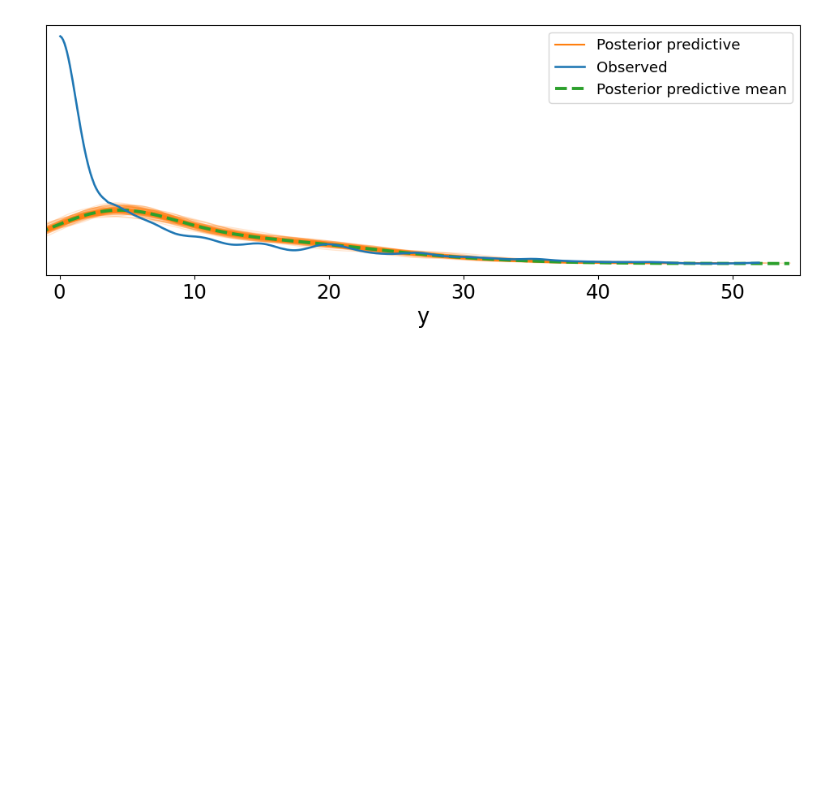
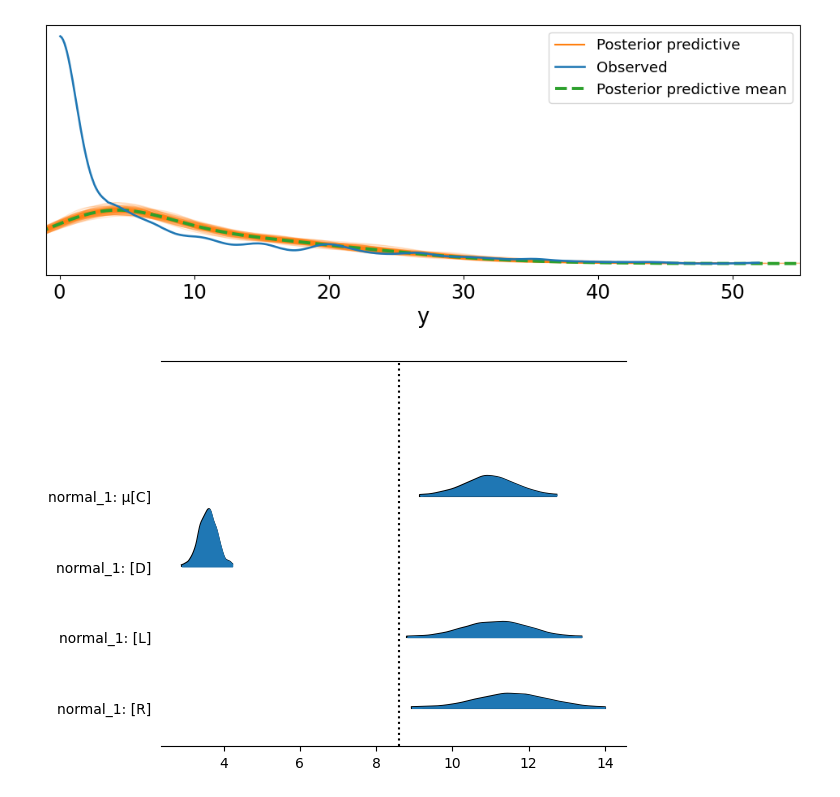
Before and after one commit to amanmeka/DataScience, a Jupyter notebook: Unit4/AmanMekaU4proj.ipynb, the cells around one changed output. Drawn from its saved outputs; the diff is of its cells as text; code cells hidden in the pictures; blank space fills up the shorter version.

```diff
--- a/Unit4/AmanMekaU4proj.ipynb
+++ b/Unit4/AmanMekaU4proj.ipynb
@@ -185,3 +179,28 @@ data.I_F_goals.std
 # %% [output]
 9.835722846518008
+# %%
+with pm.Model(coords=aa_coords) as normal_model:
+    # hyperpriors. Notice how there's no dims argument.
+    #this means that the hyperprior is shared across all amino acids
+    μ_mu = pm.Normal('μ_mu', mu = 0, sigma = 10)
+    μ_sd = pm.HalfNormal('μ_sd', sigma = 10)
+
+    # priors. There is a different prior for each amino acid,
+    #but now the μ priors 'talk' to one another through μ_mu and μ_sd
+    μ = pm.Normal('μ',
+                  mu = μ_mu,
+                  sigma = μ_sd,
+                  dims = "position")
+
+    σ = pm.HalfNormal('σ', sigma = 10,
+                      dims = "position")
+
+    #likelihood; same as before
+    y = pm.Normal('y',
+                  mu = μ[aa_idx],
+                  sigma = σ[aa_idx],
+                  observed = data['I_F_goals'])
+
+    #cs for chemshift, h for heirarchical
+    data_normal = pm.sample()
 # %%
@@ -259 +304,10 @@ pm.sample_posterior_predictive(data_nh, model=nh_model, extend_inferencedata=Tru
+# %%
+axes = az.plot_forest(data_normal, kind="ridgeplot",
+                      model_names=['normal_1'],
+                      var_names=['μ'], combined=True, figsize=(6, 5),hdi_prob=0.997)
+
+y_lims = axes[0].get_ylim()
+axes[0].vlines(data_normal.posterior['μ_mu'].mean(), *y_lims, color="k", ls=":");
+# %% [output]
+[figure, added]
 # %%
```
Also changed, not shown: parts of 20 cells of this notebook.
